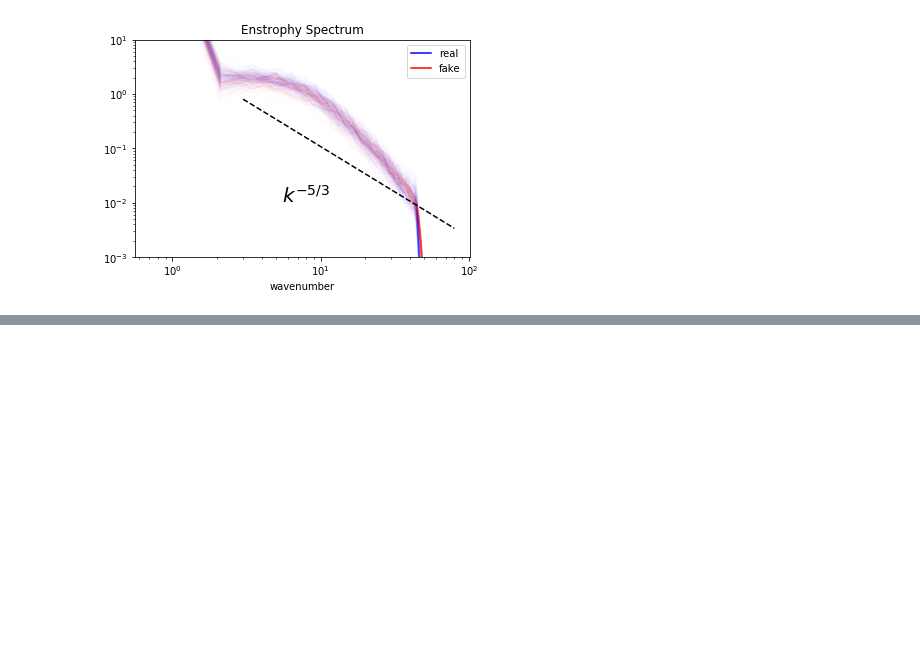
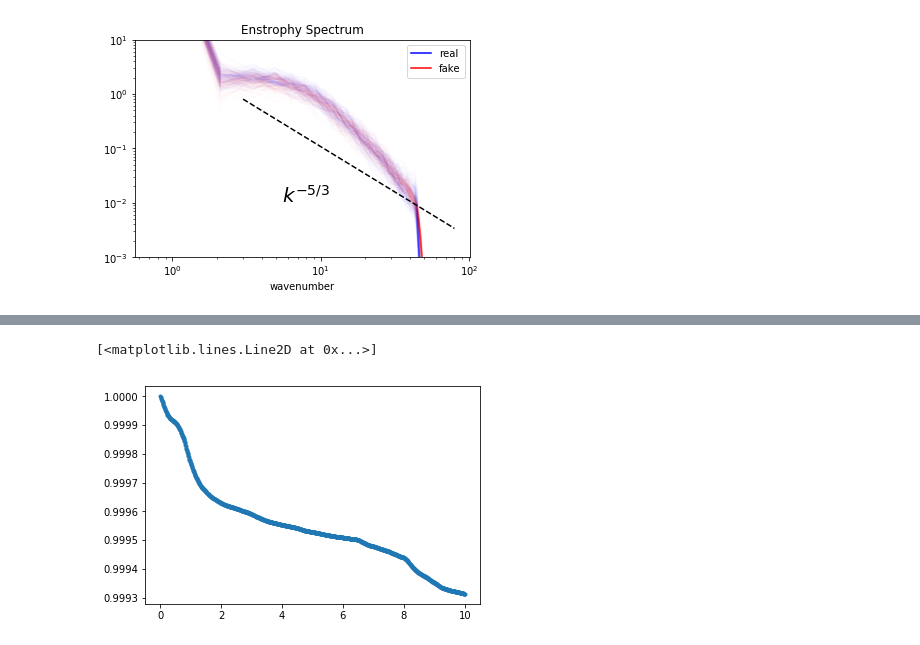
Before and after one commit to dtamayo/2dturbulence, a Jupyter notebook: readimg.ipynb, the cells around one changed output, grey strips where cells are left out. Cells and saved outputs as stored; diff of their text form; code cells hidden in the pictures; blank space fills up the shorter version.

```diff
--- a/readimg.ipynb
+++ b/readimg.ipynb
@@ -112,0 +173,6 @@ Text(0.5,1,'Enstrophy Spectrum')
+# %%
+fig, ax = plt.subplots()
+ax.plot(times, PE/PE0, '.')
+# %% [output]
+[<matplotlib.lines.Line2D at 0x...>]
+[figure, added]
```
Also changed, not shown: parts of 15 cells of this notebook.
